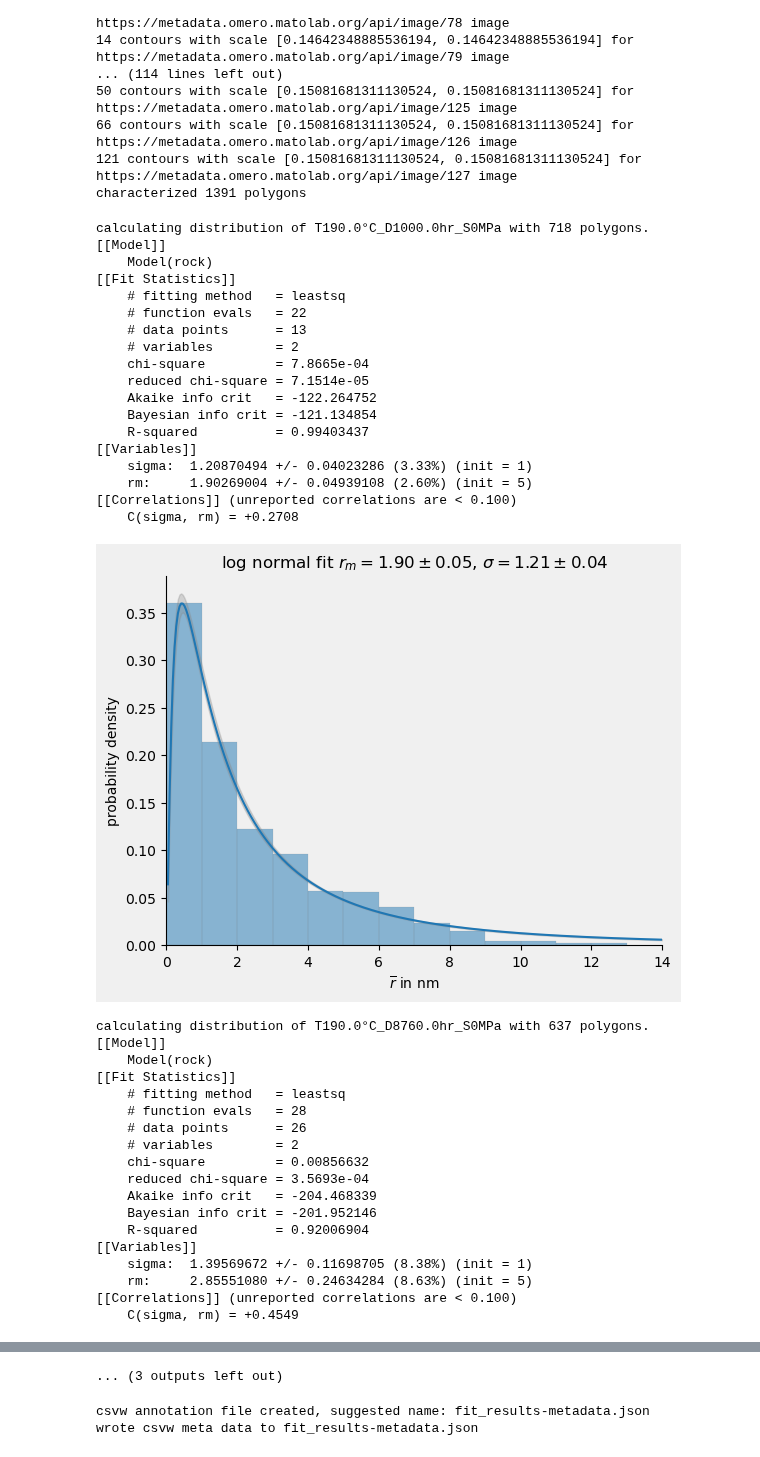
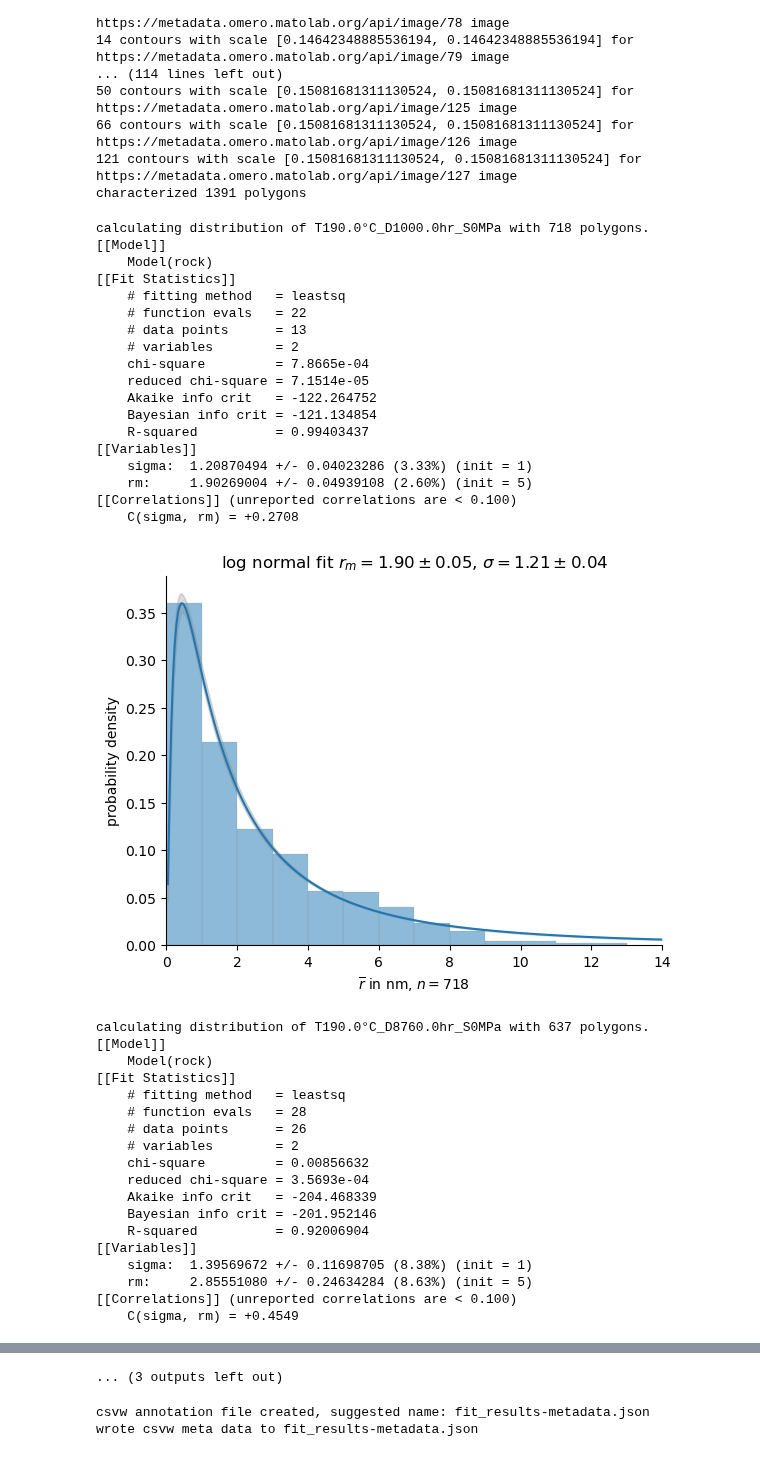
Before and after one commit to BAMresearch/DF-TEM-PAW, a Jupyter notebook: analyse_precepitates_data.ipynb, the cells around one changed output, grey strips where cells are left out. Cells and saved outputs as stored; diff of their text form; code cells hidden in the pictures.

```diff
--- a/analyse_precepitates_data.ipynb
+++ b/analyse_precepitates_data.ipynb
@@ -96,10 +96,10 @@ def fit_log_distribution(x, y, x_min=None, x_max=None, y_max=0.0, bin_width=1.0,
    results['end']=x_max
    results['bin_width']=bin_width
    results['fit']=fit
-   fig=plt.figure(facecolor=(.94, .94, .94))
+   fig=plt.figure()
    plt.tight_layout()
    ax=plt.axes()
-   ax.set_facecolor((.94, .94, .94))
+   #ax.set_facecolor((.94, .94, .94))
    ax.spines['top'].set_visible(False)
    ax.spines['right'].set_visible(False)
    #ax.yaxis.grid(True, color='#EEEEEE')
@@ -285,40 +285,40 @@ np.seterr(divide='ignore',invalid='ignore')
 fits=list()
 for dataset, content in poly_dict.items():
     dataframe=content['dataframe']
-
     print("calculating distribution of {} with {} polygons.".format(dataset, len(dataframe)))
     #histogram=get_histogram(dataframe['mean_radius_circle_area'],plot_result=True)
     histogram=get_histogram(dataframe['mean_radius_circle_area'],)
     #remive all special chars
     filename=''.join(e for e in dataset if e.isalnum())
     filename="images/{}.png".format(filename)
-    record={**{'dataset': dataset},**fit_log_distribution(histogram['center'],histogram['norm'],x_min=0.0, x_max=14.0, x_label=r"$\overline{r}$ in nm", filename=filename,save_plot=True)}
+    xlabel=r"$\overline{r}$ in nm, $n=$"+str(len(dataframe))
+    record={**{'dataset': dataset},**fit_log_distribution(histogram['center'],histogram['norm'],x_min=0.0, x_max=14.0, x_label=xlabel, filename=filename,save_plot=True)}
     #record={**{'dataset': dataset},**fit_log_distribution(histogram['center'],histogram['norm'])}
     record.pop('fit')
     fits.append({**{'dataset': dataset, "rois": " ".join(content['rois'])},**record})
 fit_results=pd.DataFrame(fits).set_index('dataset')
 fit_results.to_csv('fit_results.csv')
 fit_results
 # %% [output]
 calculating distribution of T190.0°C_D1000.0hr_S0MPa with 718 polygons.
 [[Model]]
     Model(rock)
 [[Fit Statistics]]
     # fitting method   = leastsq
     # function evals   = 22
     # data points      = 13
     # variables        = 2
     chi-square         = 7.8665e-04
     reduced chi-square = 7.1514e-05
     Akaike info crit   = -122.264752
     Bayesian info crit = -121.134854
     R-squared          = 0.99403437
 [[Variables]]
     sigma:  1.20870494 +/- 0.04023286 (3.33%) (init = 1)
     rm:     1.90269004 +/- 0.04939108 (2.60%) (init = 5)
 [[Correlations]] (unreported correlations are < 0.100)
     C(sigma, rm) = +0.2708
-[figure, old version]
+[figure, new version]
 calculating distribution of T190.0°C_D8760.0hr_S0MPa with 637 polygons.
 [[Model]]
     Model(rock)
```
Also changed, not shown: parts of 2 cells of this notebook, 14 other files.
